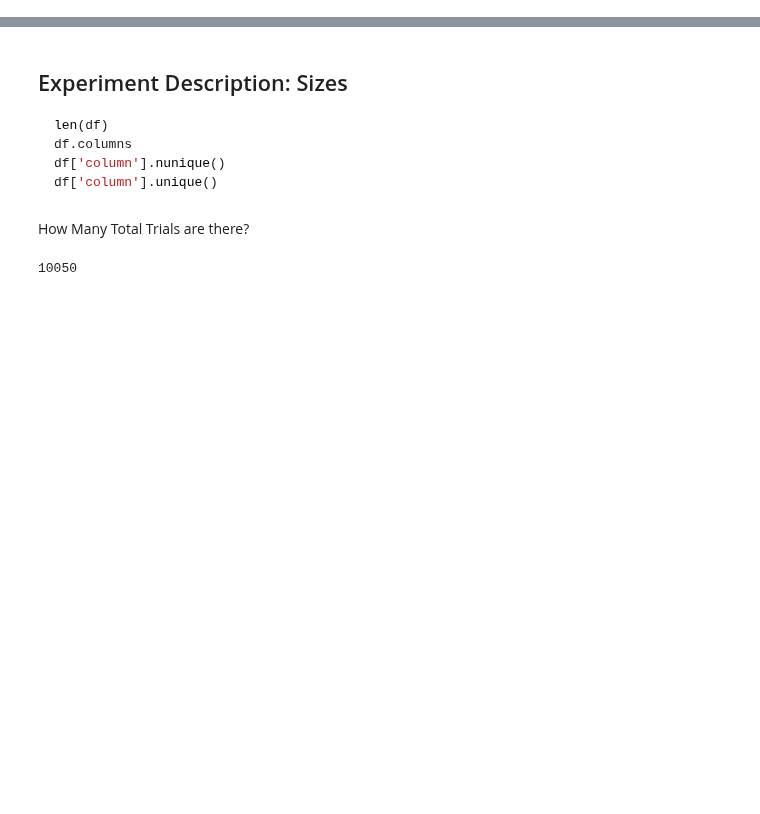
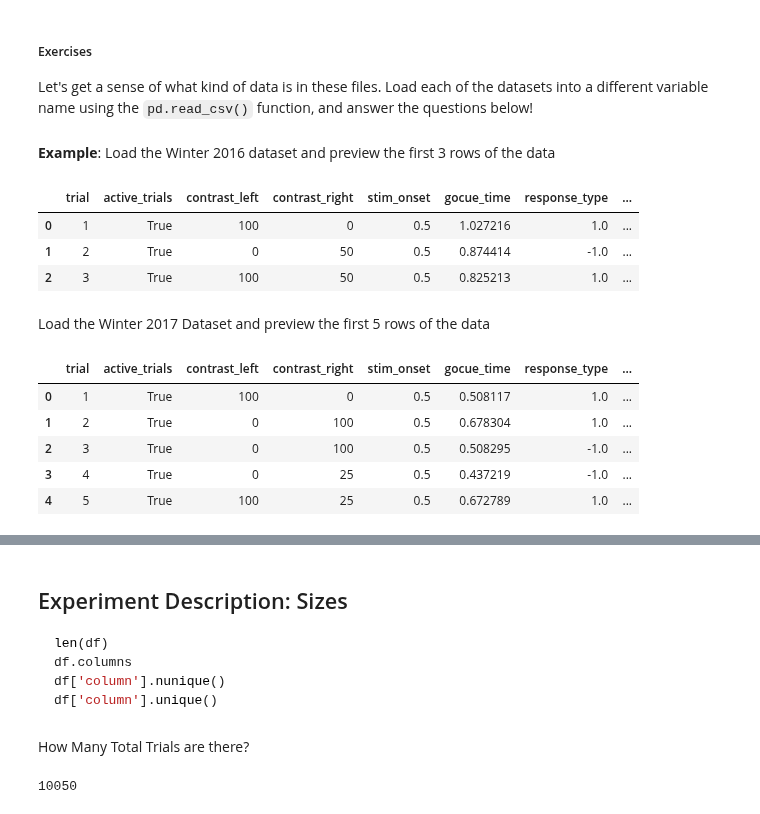
Before and after one commit to ibehave-ibots/iBOTS-Tools, a Jupyter notebook: workshops/python-workshop-1/exercises/nick/day1_1.ipynb, the cells around one changed output, grey strips where cells are left out. Cells and saved outputs as stored; diff of their text form; code cells hidden in the pictures; blank space fills up the shorter version.

```diff
--- a/workshops/python-workshop-1/exercises/nick/day1_1.ipynb
+++ b/workshops/python-workshop-1/exercises/nick/day1_1.ipynb
@@ -16,0 +30,26 @@ df.head()
+# %% [markdown]
+##### Exercises
+
+Let's get a sense of what kind of data is in these files.  Load each of the datasets into a different variable name using the `pd.read_csv()` function, and answer the questions below!
+# %% [markdown]
+**Example**: Load the Winter 2016 dataset and preview the first 3 rows of the data
+# %%
+df1 = pd.read_csv('./steinmetz_winter2016.csv')
+df1[:3]
+# %% [output]
+|  | trial | active_trials | contrast_left | contrast_right | stim_onset | gocue_time | response_type | ... |
+| 0 | 1 | True | 100 | 0 | 0.5 | 1.027216 | 1.0 | ... |
+| 1 | 2 | True | 0 | 50 | 0.5 | 0.874414 | -1.0 | ... |
+| 2 | 3 | True | 100 | 50 | 0.5 | 0.825213 | 1.0 | ... |
+# %% [markdown]
+Load the Winter 2017 Dataset and preview the first 5 rows of the data
+# %%
+df2 = pd.read_csv('./steinmetz_winter2017.csv')
+df2[:5]
+# %% [output]
+|  | trial | active_trials | contrast_left | contrast_right | stim_onset | gocue_time | response_type | ... |
+| 0 | 1 | True | 100 | 0 | 0.5 | 0.508117 | 1.0 | ... |
+| 1 | 2 | True | 0 | 100 | 0.5 | 0.678304 | 1.0 | ... |
+| 2 | 3 | True | 0 | 100 | 0.5 | 0.508295 | -1.0 | ... |
+| 3 | 4 | True | 0 | 25 | 0.5 | 0.437219 | -1.0 | ... |
+| 4 | 5 | True | 100 | 25 | 0.5 | 0.672789 | 1.0 | ... |
```
Also changed, not shown: parts of 39 cells of this notebook, 2 other files.
